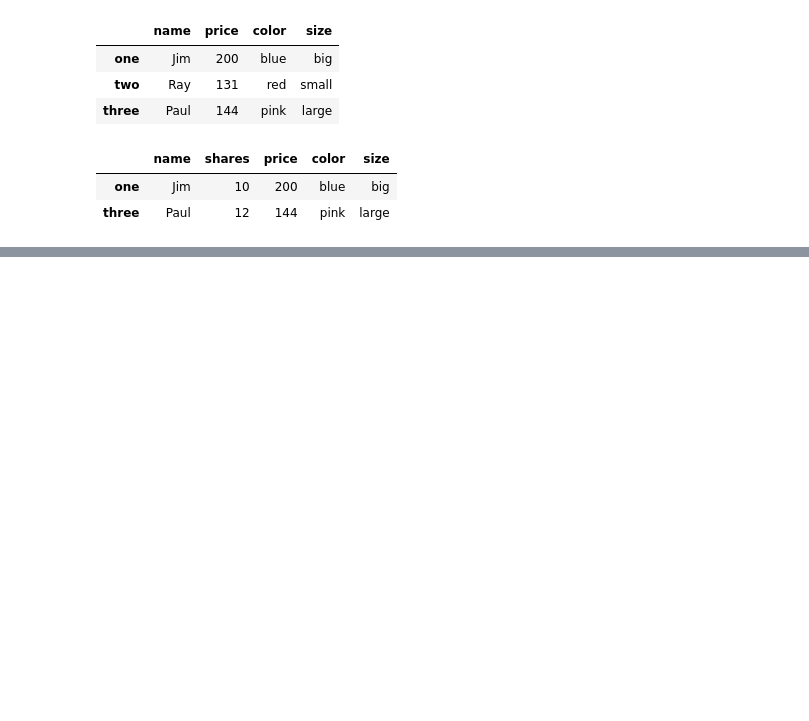
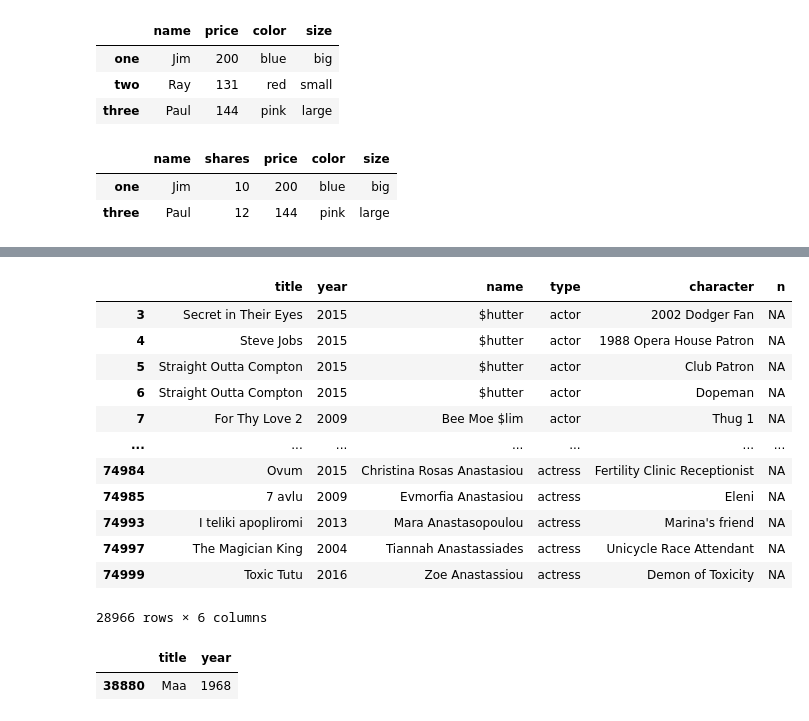
Before and after one commit to Duks31/pandas_numpy_tutorial, a Jupyter notebook: tut.ipynb, the cells around one changed output, grey strips where cells are left out. Saved outputs shown, nothing was run; the diff lists cells and outputs as text; code cells hidden in the pictures; blank space fills up the shorter version.

```diff
--- a/tut.ipynb
+++ b/tut.ipynb
@@ -178,0 +326,25 @@ df.drop('two', axis=0)
+# %%
+c_fill = c[c['n'].isnull()].fillna('NA') # can also use ffill and bfill
+c_fill
+# %% [output]
+|  | title | year | name | type | character | n |
+| 3 | Secret in Their Eyes | 2015 | $hutter | actor | 2002 Dodger Fan | NA |
+| 4 | Steve Jobs | 2015 | $hutter | actor | 1988 Opera House Patron | NA |
+| 5 | Straight Outta Compton | 2015 | $hutter | actor | Club Patron | NA |
+| 6 | Straight Outta Compton | 2015 | $hutter | actor | Dopeman | NA |
+| 7 | For Thy Love 2 | 2009 | Bee Moe $lim | actor | Thug 1 | NA |
+| ... | ... | ... | ... | ... | ... | ... |
+| 74984 | Ovum | 2015 | Christina Rosas Anastasiou | actress | Fertility Clinic Receptionist | NA |
+| 74985 | 7 avlu | 2009 | Evmorfia Anastasiou | actress | Eleni | NA |
+| 74993 | I teliki apopliromi | 2013 | Mara Anastasopoulou | actress | Marina's friend | NA |
+| 74997 | The Magician King | 2004 | Tiannah Anastassiades | actress | Unicycle Race Attendant | NA |
+| 74999 | Toxic Tutu | 2016 | Zoe Anastassiou | actress | Demon of Toxicity | NA |
+28966 rows × 6 columns
+# %%
+# String Operations
+
+t = titles
+t[t['title'] == 'Maa'] # searching for the movie Maa
+# %% [output]
+|  | title | year |
+| 38880 | Maa | 1968 |
```
Also changed, not shown: parts of 20 cells of this notebook, 2 other files.
